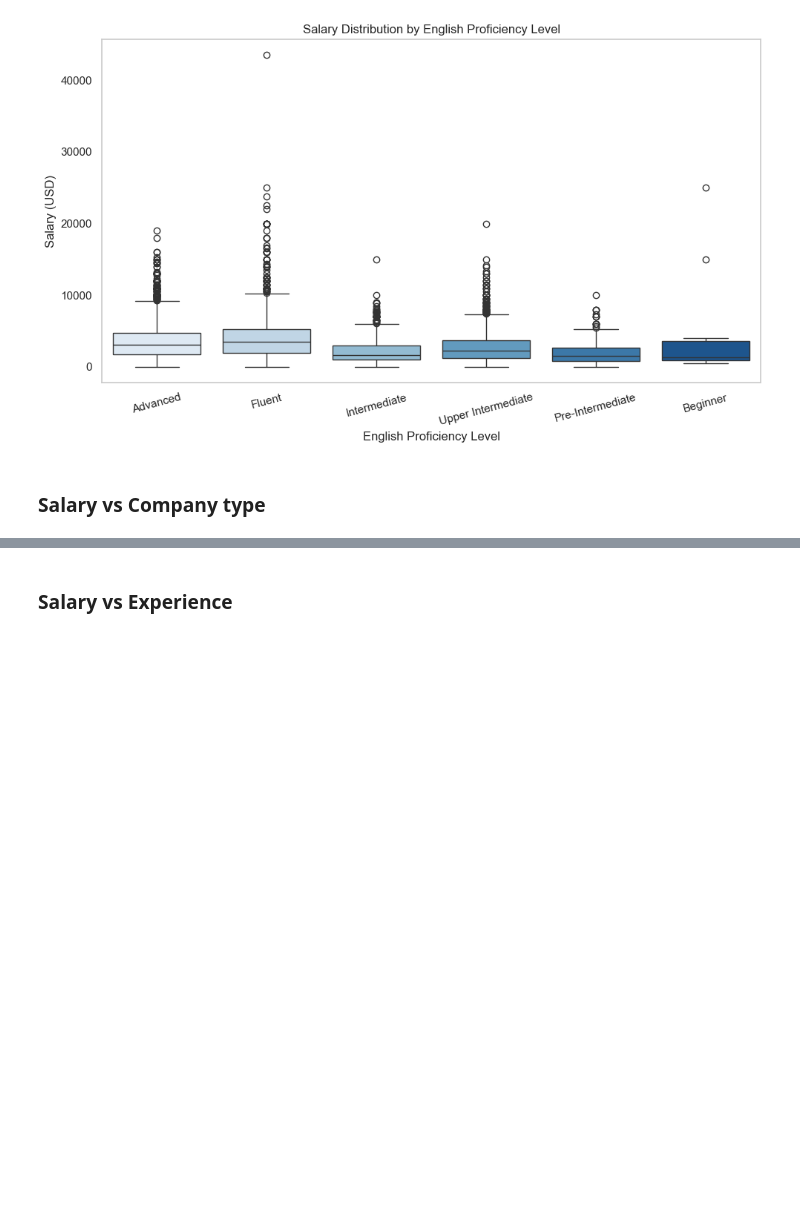
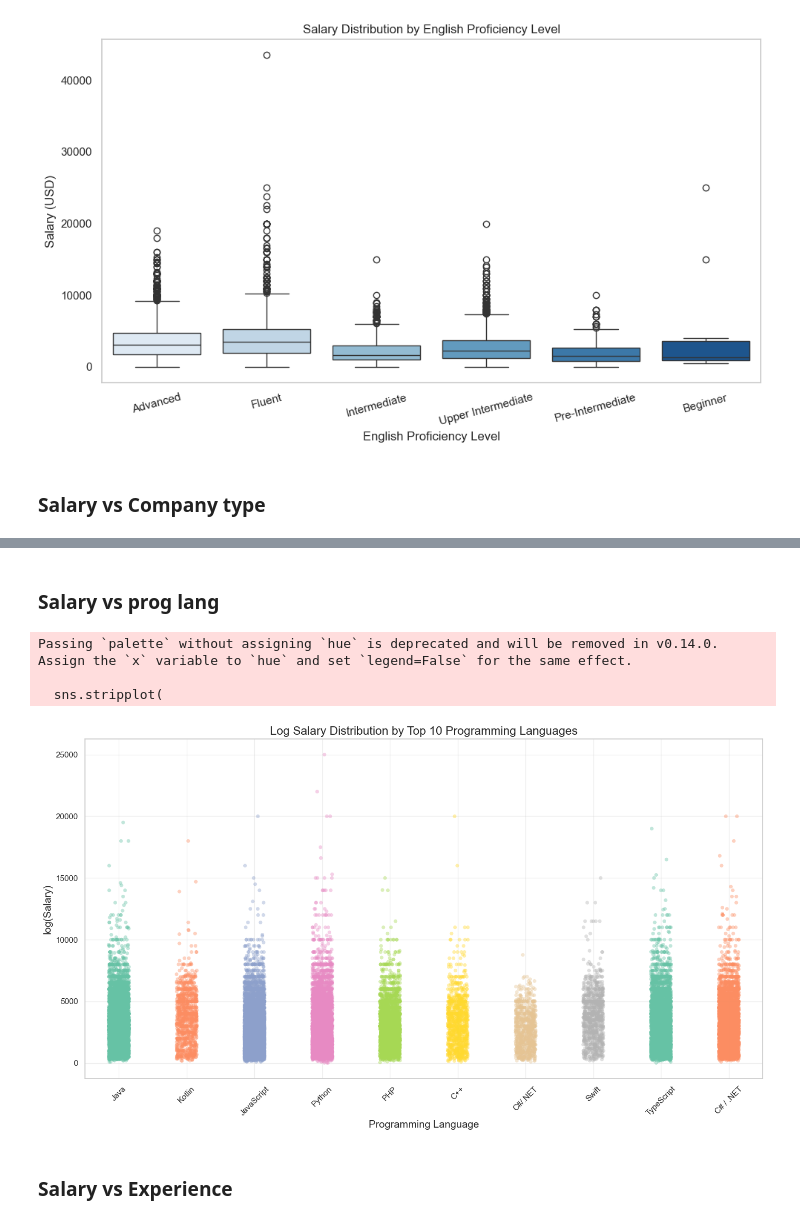
Before and after one commit to Danylo-Ik/Econometrics-Project-IT, a Jupyter notebook: it_salaries.ipynb, the cells around one changed output, grey strips where cells are left out. Drawn from its saved outputs; the diff is of its cells as text; code cells hidden in the pictures; blank space fills up the shorter version.

```diff
--- a/it_salaries.ipynb
+++ b/it_salaries.ipynb
@@ -265,3 +273,41 @@ plt.show()
+# %% [markdown]
+### Salary vs prog lang
+# %%
+top_langs = (
+    df_all['programming_language']
+    .value_counts()
+    .head(10)
+    .index
+)
+
+# Filter dataset
+filtered_data = df_all[df_all['programming_language'].isin(top_langs)]
+
+plt.figure(figsize=(14, 8))
+sns.stripplot(
+    data=filtered_data,
+    x='programming_language',
+    y='salary',
+    jitter=0.15,
+    size = 5,
+    alpha=0.4,
+    palette='Set2'
+)
+
+
+plt.title('Log Salary Distribution by Top 10 Programming Languages', fontsize=16)
+plt.xlabel('Programming Language', fontsize=14)
+plt.ylabel('log(Salary)', fontsize=14)
+plt.xticks(rotation=45)
+plt.grid(True, alpha=0.3)
+
+plt.tight_layout()
+plt.show()
+# %% [output]
+Passing `palette` without assigning `hue` is deprecated and will be removed in v0.14.0. Assign the `x` variable to `hue` and set `legend=False` for the same effect.
+
+  sns.stripplot(
+[figure, added]
 # %% [markdown]
 ### Salary vs Experience
 # %%
```
Also changed, not shown: parts of 7 cells of this notebook.
